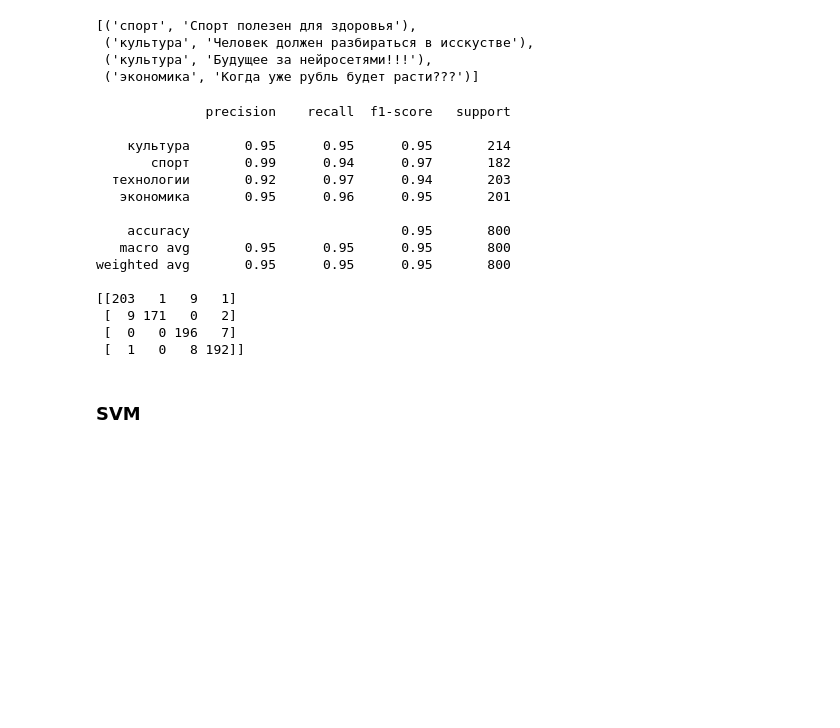
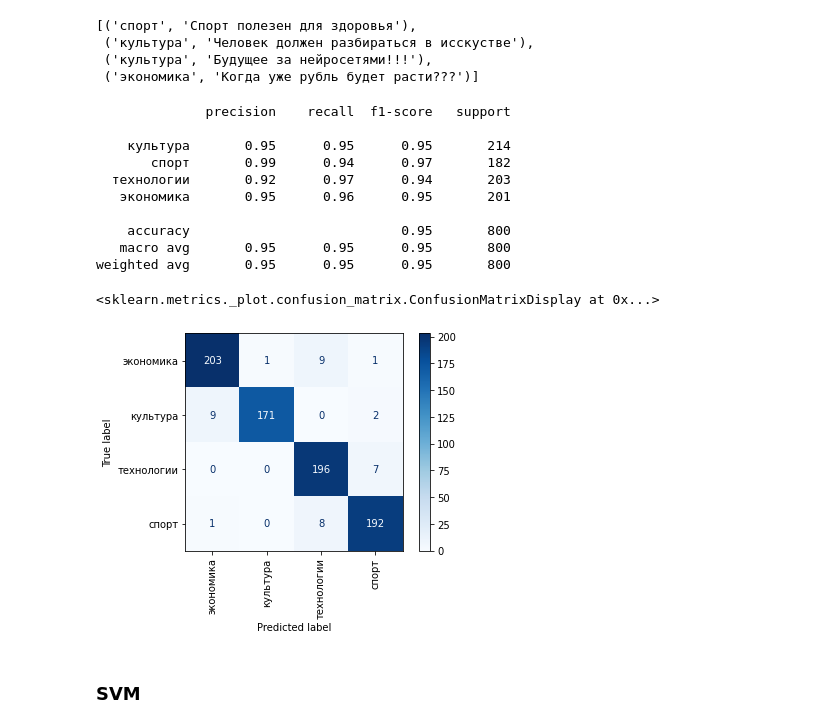
Before and after one commit to AlexanderSlav/NLP-Course, a Jupyter notebook: 2_Text_Classification/text_classification.ipynb, the cells around one changed output. Saved outputs shown, nothing was run; the diff lists cells and outputs as text; code cells hidden in the pictures; blank space fills up the shorter version.

```diff
--- a/2_Text_Classification/text_classification.ipynb
+++ b/2_Text_Classification/text_classification.ipynb
@@ -245,23 +251,23 @@ custom_tests(knn_model)
 # %%
 # confusion matrix and classification report(precision, recall, F1-score)
 print(classification_report(ytest, knn_model.predict(X_test)))
-print(confusion_matrix(ytest, knn_model.predict(X_test)))
+plot_confusion_matrix(knn_model, X_test, y_test,
+                             display_labels=classes,
+                             cmap=plt.cm.Blues,
+                             xticks_rotation='vertical')
 # %% [output]
               precision    recall  f1-score   support
 
     культура       0.95      0.95      0.95       214
        спорт       0.99      0.94      0.97       182
   технологии       0.92      0.97      0.94       203
    экономика       0.95      0.96      0.95       201
 
     accuracy                           0.95       800
    macro avg       0.95      0.95      0.95       800
 weighted avg       0.95      0.95      0.95       800
-
-[[203   1   9   1]
- [  9 171   0   2]
- [  0   0 196   7]
- [  1   0   8 192]]
+<sklearn.metrics._plot.confusion_matrix.ConfusionMatrixDisplay at 0x...>
+[figure, added]
 # %% [markdown]
 ### SVM
 # %%
```
Also changed, not shown: parts of 13 cells of this notebook.
